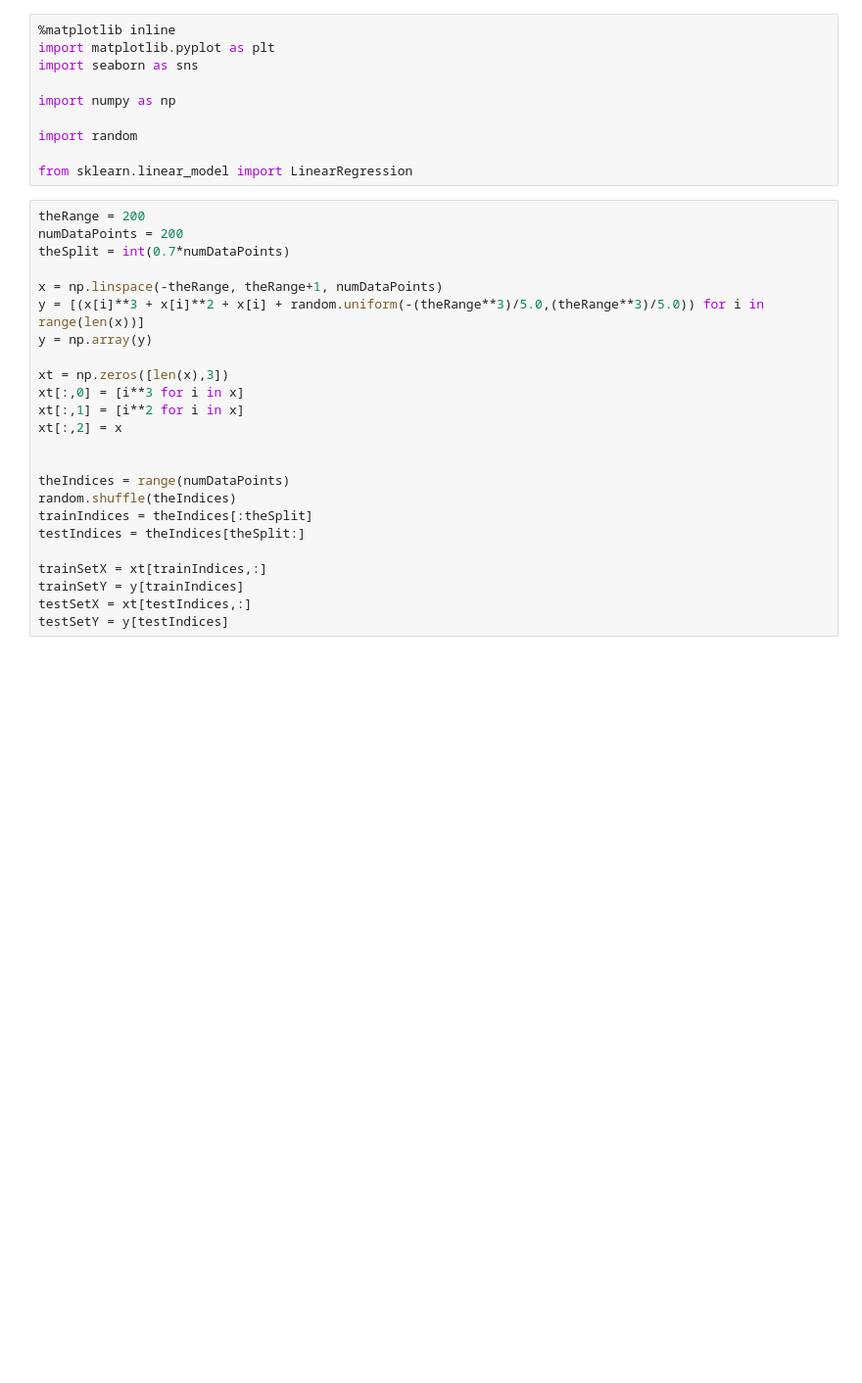
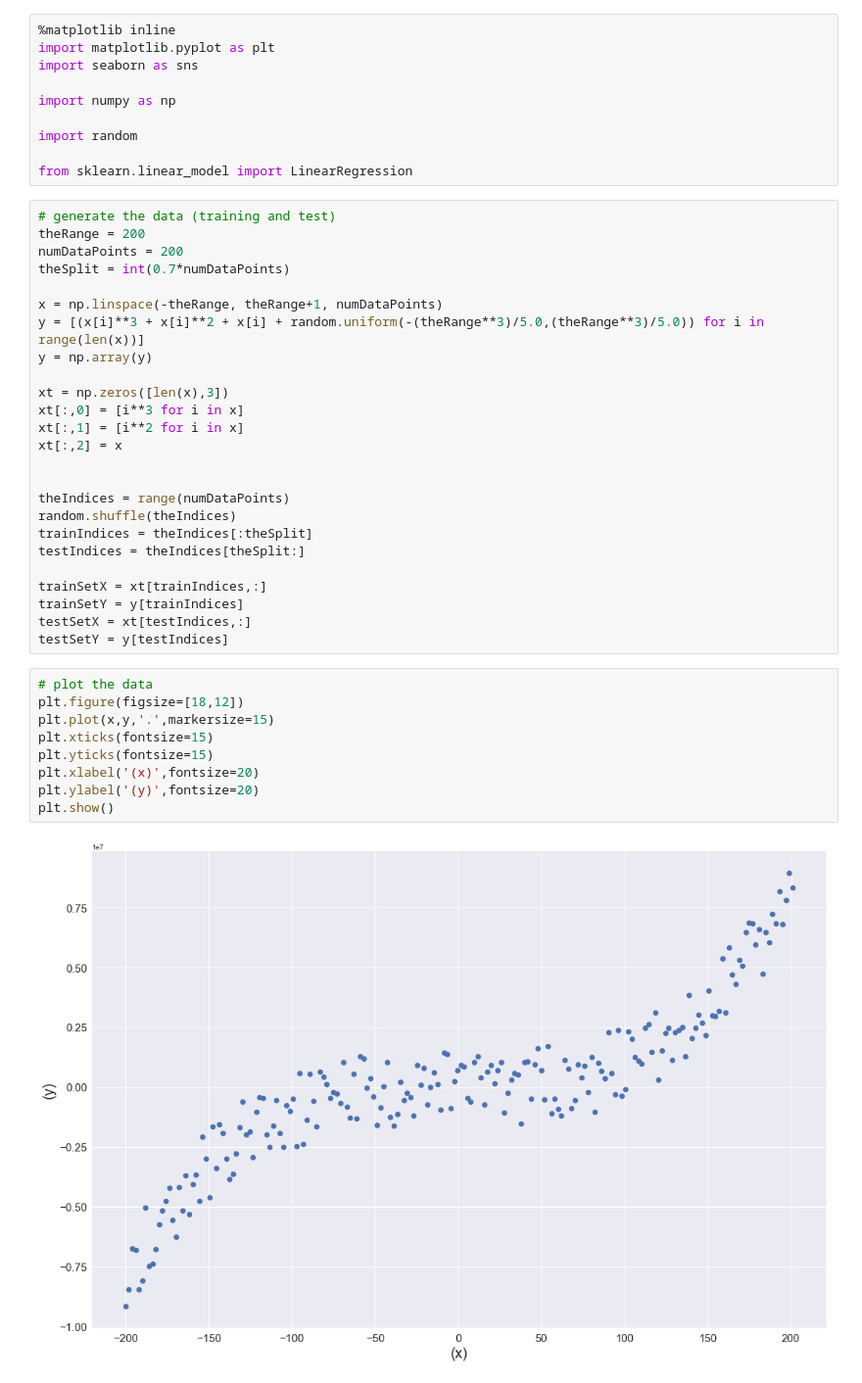
Before and after one commit to iven5880/Simple_Classification, a Jupyter notebook: Simple_Linear_Regression_(Nonlinear_Data)_CrossValidated.ipynb, the cells around one changed output. Shown: that part at 98% size. Saved outputs shown, nothing was run; the diff lists cells and outputs as text; blank space fills up the shorter version.

```diff
--- a/Simple_Linear_Regression_(Nonlinear_Data)_CrossValidated.ipynb
+++ b/Simple_Linear_Regression_(Nonlinear_Data)_CrossValidated.ipynb
@@ -9,6 +9,7 @@ import random
 
 from sklearn.linear_model import LinearRegression
 # %%
+# generate the data (training and test)
 theRange = 200
 numDataPoints = 200
 theSplit = int(0.7*numDataPoints)
@@ -32,4 +33,15 @@ trainSetX = xt[trainIndices,:]
 trainSetY = y[trainIndices]
 testSetX = xt[testIndices,:]
 testSetY = y[testIndices]
+# %%
+# plot the data
+plt.figure(figsize=[18,12])
+plt.plot(x,y,'.',markersize=15)
+plt.xticks(fontsize=15)
+plt.yticks(fontsize=15)
+plt.xlabel('(x)',fontsize=20)
+plt.ylabel('(y)',fontsize=20)
+plt.show()
+# %% [output]
+[figure, added]
 # %%
```
Also changed, not shown: parts of 5 cells of this notebook.
